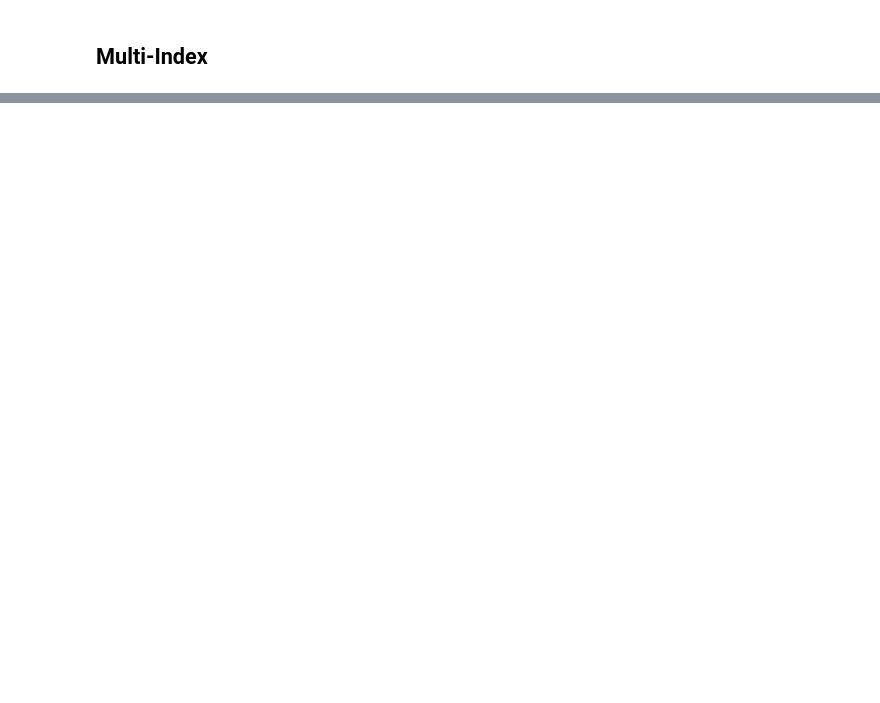
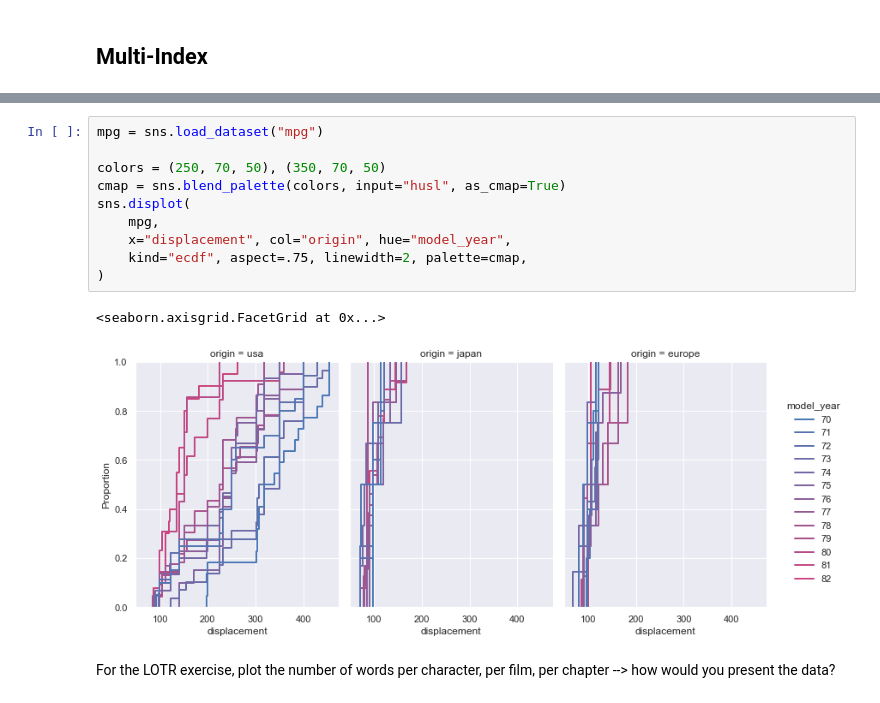
Before and after one commit to andreall/dicca__python_course, a Jupyter notebook: 05_pandas.ipynb, the cells around one changed output, grey strips where cells are left out. Saved outputs shown, nothing was run; the diff lists cells and outputs as text; blank space fills up the shorter version.

```diff
--- a/05_pandas.ipynb
+++ b/05_pandas.ipynb
@@ -599,0 +902,15 @@ loc, iloc,
+# %%
+mpg = sns.load_dataset("mpg")
+
+colors = (250, 70, 50), (350, 70, 50)
+cmap = sns.blend_palette(colors, input="husl", as_cmap=True)
+sns.displot(
+    mpg,
+    x="displacement", col="origin", hue="model_year",
+    kind="ecdf", aspect=.75, linewidth=2, palette=cmap,
+)
+# %% [output]
+<seaborn.axisgrid.FacetGrid at 0x...>
+[figure, added]
+# %% [markdown]
+For the LOTR exercise, plot the number of words per character, per film, per chapter --> how would you present the data?
```
Also changed, not shown: parts of 38 cells of this notebook, 2 other files.
